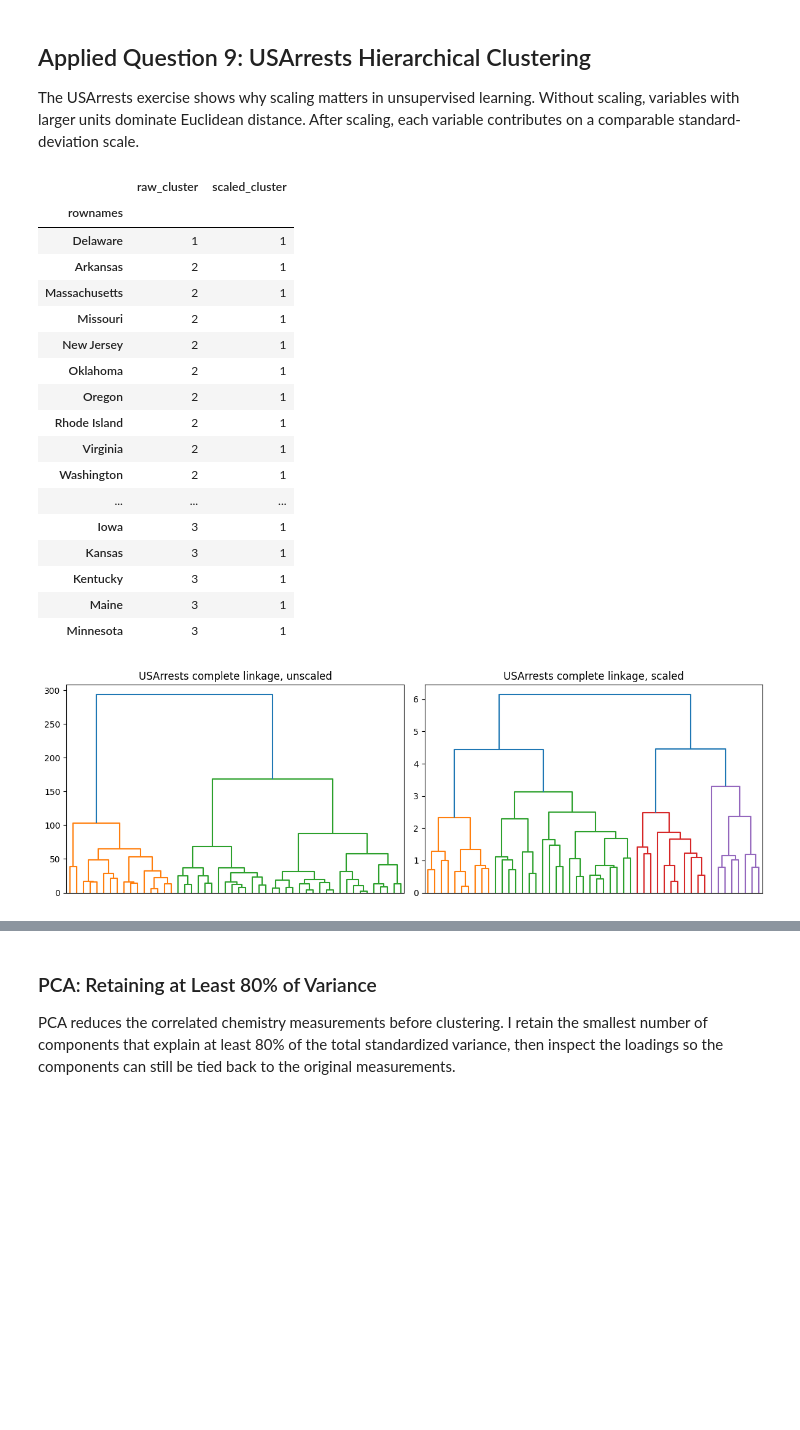
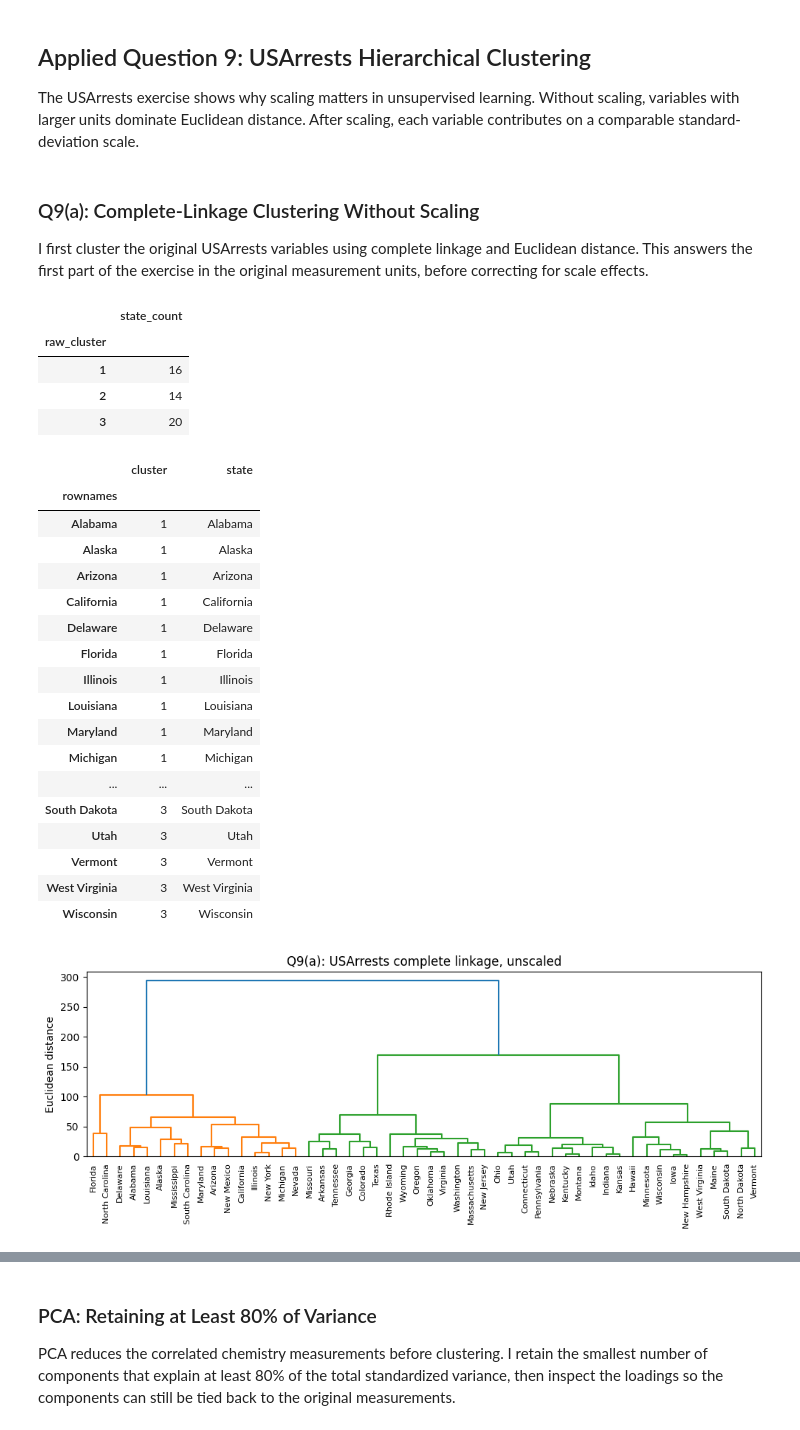
Before and after one commit to maldo81/dds-8555-predictive-analysis, a Jupyter notebook: Week 7/Assignment 7/MaldonadoJDDS8555-7.ipynb, the cells around one changed output, grey strips where cells are left out. Saved outputs shown, nothing was run; the diff lists cells and outputs as text; code cells hidden in the pictures; blank space fills up the shorter version.

```diff
--- a/Week 7/Assignment 7/MaldonadoJDDS8555-7.ipynb
+++ b/Week 7/Assignment 7/MaldonadoJDDS8555-7.ipynb
@@ -31,41 +52,52 @@ The K-means objective can be written as the sum of within-cluster squared distan
 ## Applied Question 9: USArrests Hierarchical Clustering
 
 The USArrests exercise shows why scaling matters in unsupervised learning.  Without scaling, variables with larger units dominate Euclidean distance.  After scaling, each variable contributes on a comparable standard-deviation scale.
+# %% [markdown]
+### Q9(a): Complete-Linkage Clustering Without Scaling
+
+I first cluster the original USArrests variables using complete linkage and Euclidean distance.  This answers the first part of the exercise in the original measurement units, before correcting for scale effects.
 # %%
 import statsmodels.api as sm
 from scipy.cluster.hierarchy import linkage, fcluster, dendrogram
 from sklearn.preprocessing import StandardScaler
 
 usarrests = sm.datasets.get_rdataset("USArrests", "datasets").data
 Z_raw = linkage(usarrests, method="complete", metric="euclidean")
 raw_clusters = pd.Series(fcluster(Z_raw, 3, criterion="maxclust"), index=usarrests.index, name="raw_cluster")
-scaled = StandardScaler().fit_transform(usarrests)
-Z_scaled = linkage(scaled, method="complete", metric="euclidean")
-scaled_clusters = pd.Series(fcluster(Z_scaled, 3, criterion="maxclust"), index=usarrests.index, name="scaled_cluster")
-display(pd.concat([raw_clusters, scaled_clusters], axis=1).sort_values(["scaled_cluster", "raw_cluster"]).head(20))
-fig, axes = plt.subplots(1, 2, figsize=(12, 4))
-dendrogram(Z_raw, labels=usarrests.index, leaf_rotation=90, no_labels=True, ax=axes[0])
-axes[0].set_title("USArrests complete linkage, unscaled")
-dendrogram(Z_scaled, labels=usarrests.index, leaf_rotation=90, no_labels=True, ax=axes[1])
-axes[1].set_title("USArrests complete linkage, scaled")
+raw_summary = pd.DataFrame({
+    "cluster": raw_clusters,
+    "state": raw_clusters.index,
+}).sort_values(["cluster", "state"])
+display(raw_clusters.value_counts().sort_index().rename("state_count").to_frame())
+with pd.option_context("display.max_rows", 60):
+    display(raw_summary)
+plt.figure(figsize=(10, 4))
+dendrogram(Z_raw, labels=usarrests.index, leaf_rotation=90)
+plt.title("Q9(a): USArrests complete linkage, unscaled")
+plt.ylabel("Euclidean distance")
 plt.tight_layout()
 # %% [output]
-|  | raw_cluster | scaled_cluster |
-| rownames |  |  |
-| Delaware | 1 | 1 |
-| Arkansas | 2 | 1 |
-| Massachusetts | 2 | 1 |
-| Missouri | 2 | 1 |
-| New Jersey | 2 | 1 |
-| Oklahoma | 2 | 1 |
-| Oregon | 2 | 1 |
-| Rhode Island | 2 | 1 |
-| Virginia | 2 | 1 |
-| Washington | 2 | 1 |
-| ... | ... | ... |
-| Iowa | 3 | 1 |
-| Kansas | 3 | 1 |
-| Kentucky | 3 | 1 |
-| Maine | 3 | 1 |
-| Minnesota | 3 | 1 |
+|  | state_count |
+| raw_cluster |  |
+| 1 | 16 |
+| 2 | 14 |
+| 3 | 20 |
+|  | cluster | state |
+| rownames |  |  |
+| Alabama | 1 | Alabama |
+| Alaska | 1 | Alaska |
+| Arizona | 1 | Arizona |
+| California | 1 | California |
+| Delaware | 1 | Delaware |
+| Florida | 1 | Florida |
+| Illinois | 1 | Illinois |
+| Louisiana | 1 | Louisiana |
+| Maryland | 1 | Maryland |
+| Michigan | 1 | Michigan |
+| ... | ... | ... |
+| South Dakota | 3 | South Dakota |
+| Utah | 3 | Utah |
+| Vermont | 3 | Vermont |
+| West Virginia | 3 | West Virginia |
+| Wisconsin | 3 | Wisconsin |
-[figure, old version]
+[figure, new version]
```
Also changed, not shown: parts of 44 cells of this notebook, 1 other file.
